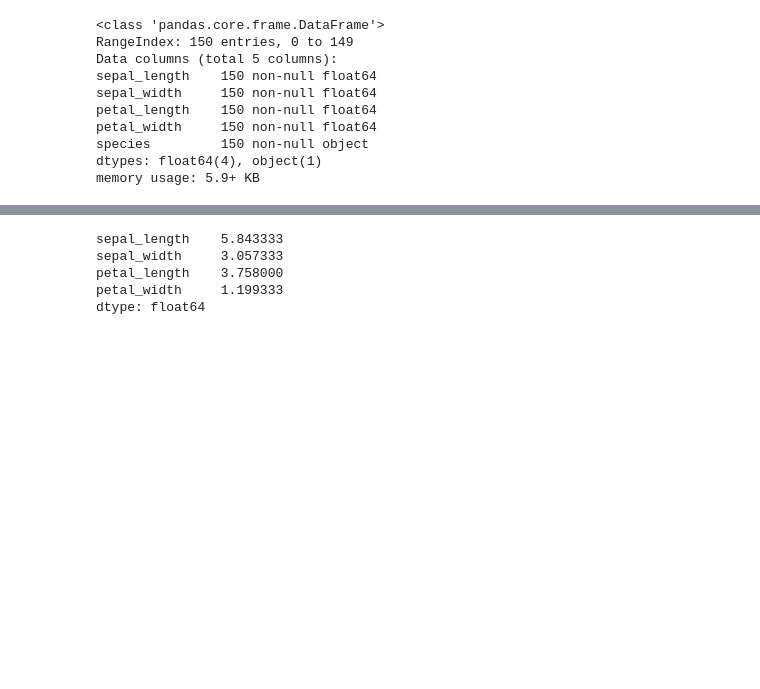
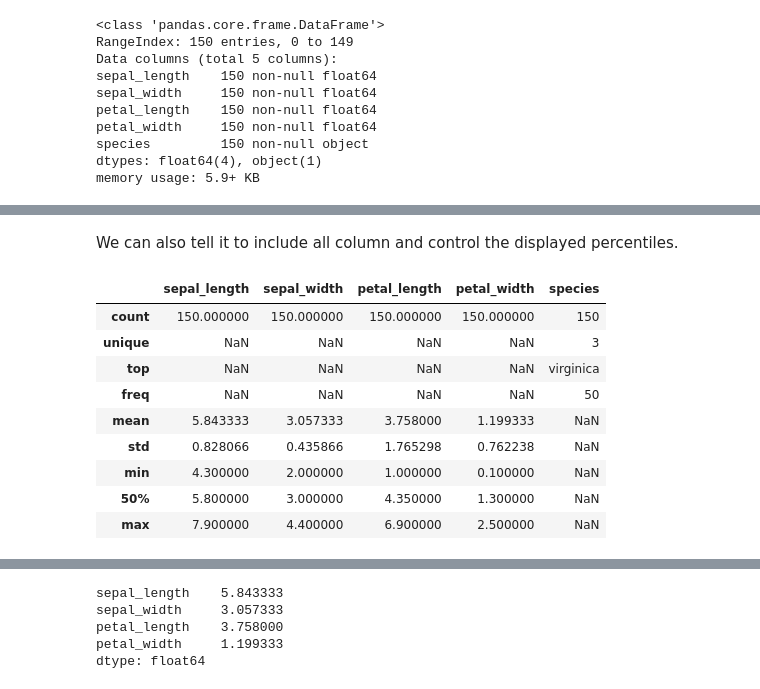
Before and after one commit to UofTCoders/workshops-dc-py, a Jupyter notebook: mds-seminar-apply-cat-str.ipynb, the cells around one changed output, grey strips where cells are left out. Saved outputs shown, nothing was run; the diff lists cells and outputs as text; code cells hidden in the pictures; blank space fills up the shorter version.

```diff
--- a/mds-seminar-apply-cat-str.ipynb
+++ b/mds-seminar-apply-cat-str.ipynb
@@ -102,0 +159,15 @@ Will get back to this when we talk abot categories
+# %% [markdown]
+We can also tell it to include all column and control the displayed percentiles.
+# %%
+iris.describe(percentiles=[0.5], include='all')
+# %% [output]
+|  | sepal_length | sepal_width | petal_length | petal_width | species |
+| count | 150.000000 | 150.000000 | 150.000000 | 150.000000 | 150 |
+| unique | NaN | NaN | NaN | NaN | 3 |
+| top | NaN | NaN | NaN | NaN | virginica |
+| freq | NaN | NaN | NaN | NaN | 50 |
+| mean | 5.843333 | 3.057333 | 3.758000 | 1.199333 | NaN |
+| std | 0.828066 | 0.435866 | 1.765298 | 0.762238 | NaN |
+| min | 4.300000 | 2.000000 | 1.000000 | 0.100000 | NaN |
+| 50% | 5.800000 | 3.000000 | 4.350000 | 1.300000 | NaN |
+| max | 7.900000 | 4.400000 | 6.900000 | 2.500000 | NaN |
```
Also changed, not shown: parts of 119 cells of this notebook, 1 other file.
